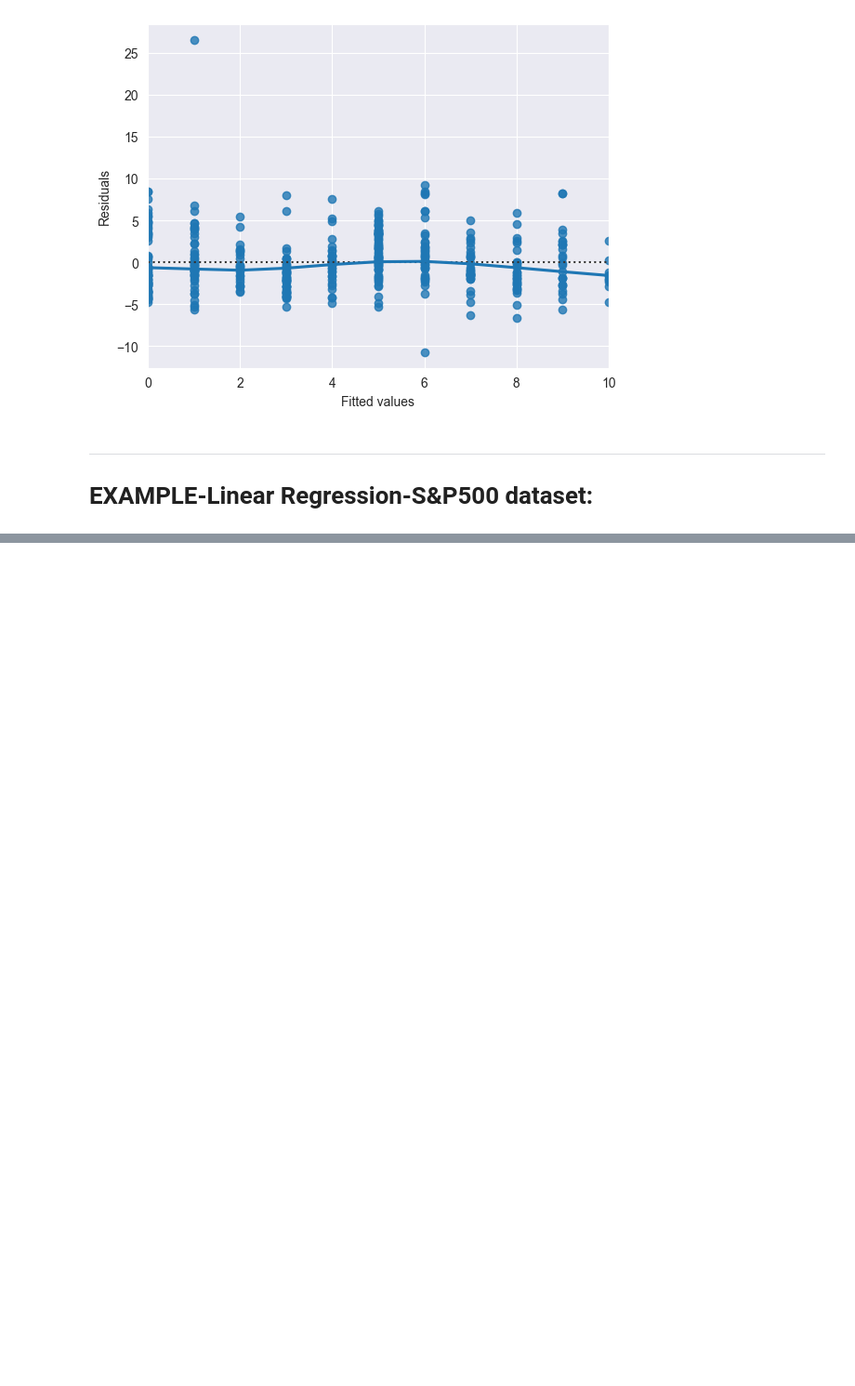
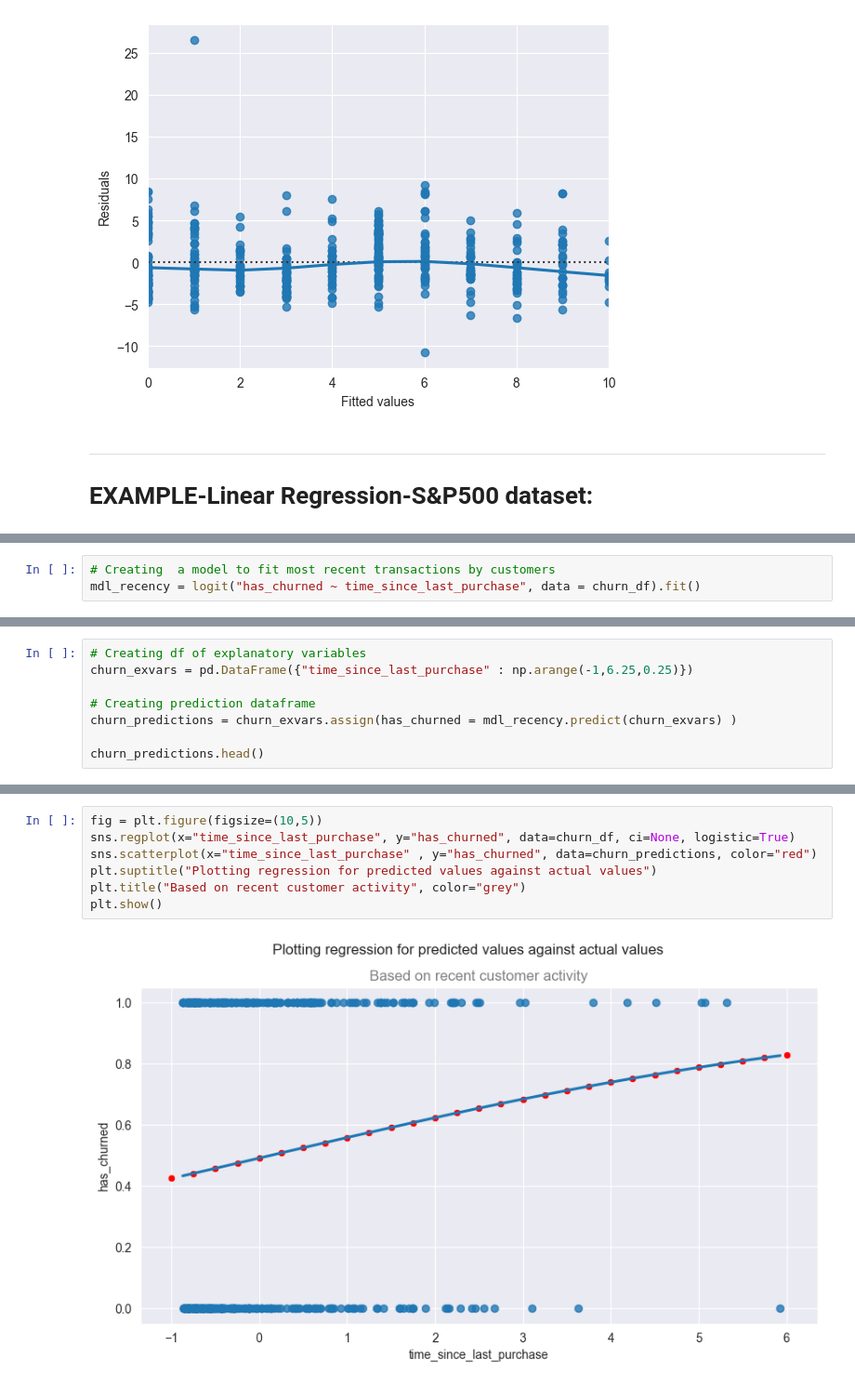
Before and after one commit to abhijeet-bhambere/python-ml-trail, a Jupyter notebook: regression-basics.ipynb, the cells around one changed output, grey strips where cells are left out. Shown at 93% size. Cells and saved outputs as stored; diff of their text form; blank space fills up the shorter version.

```diff
--- a/regression-basics.ipynb
+++ b/regression-basics.ipynb
@@ -1168,0 +1227,3 @@ ____
+# %%
+# Creating  a model to fit most recent transactions by customers
+mdl_recency = logit("has_churned ~ time_since_last_purchase", data = churn_df).fit()
@@ -1168,0 +1234,8 @@ ____
+# %%
+# Creating df of explanatory variables
+churn_exvars = pd.DataFrame({"time_since_last_purchase" : np.arange(-1,6.25,0.25)})
+
+# Creating prediction dataframe
+churn_predictions = churn_exvars.assign(has_churned = mdl_recency.predict(churn_exvars) )
+
+churn_predictions.head()
@@ -1168,0 +1249,9 @@ ____
+# %%
+fig = plt.figure(figsize=(10,5))
+sns.regplot(x="time_since_last_purchase", y="has_churned", data=churn_df, ci=None, logistic=True)
+sns.scatterplot(x="time_since_last_purchase" , y="has_churned", data=churn_predictions, color="red")
+plt.suptitle("Plotting regression for predicted values against actual values")
+plt.title("Based on recent customer activity", color="grey")
+plt.show()
+# %% [output]
+[figure, added]
```
Also changed, not shown: parts of 22 cells of this notebook.
